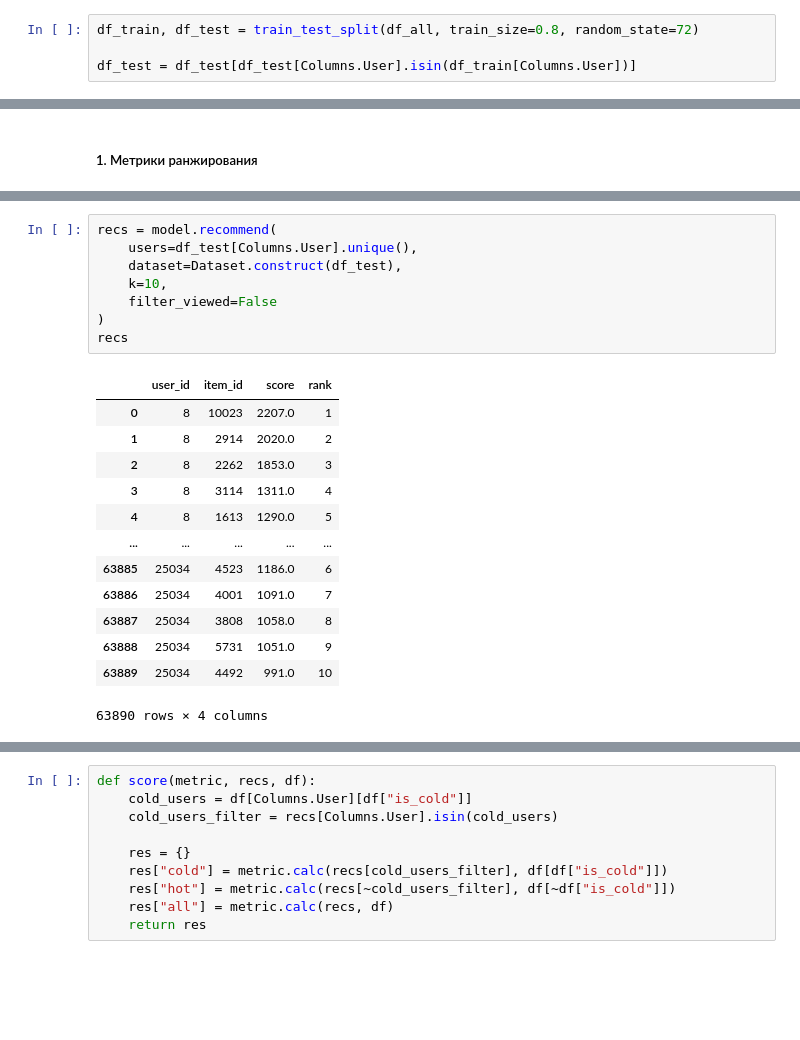
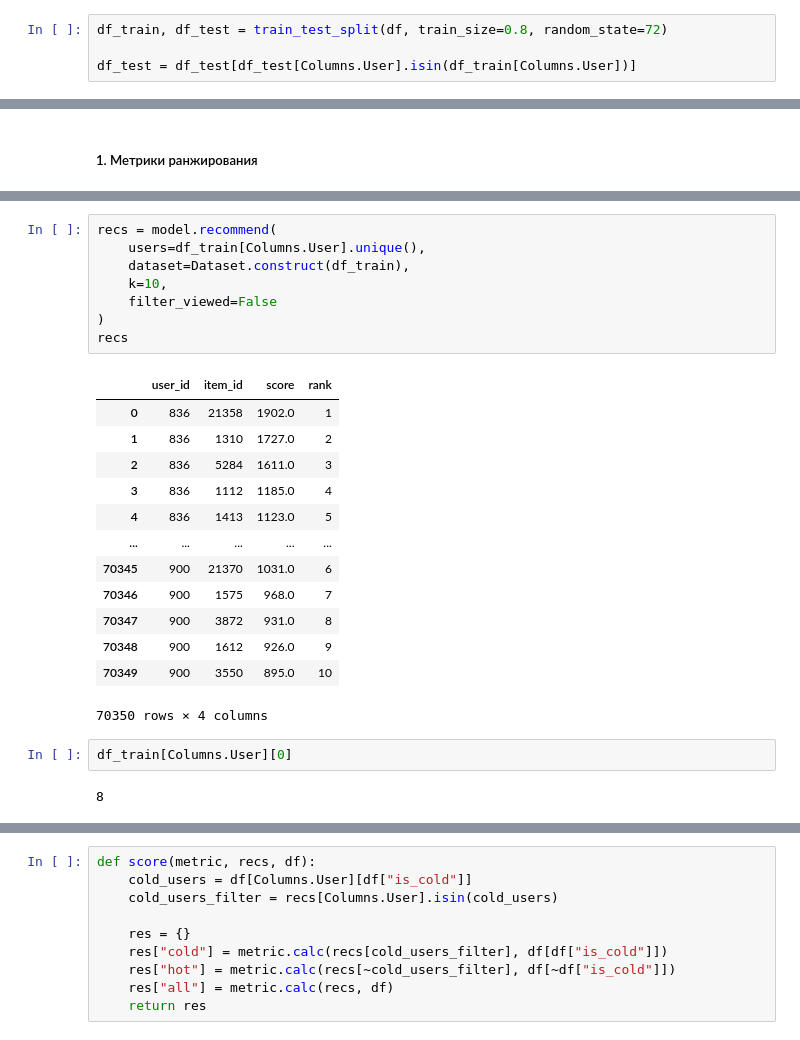
Before and after one commit to Xlvtt/B2BRecommender, a Jupyter notebook: notebooks/baselines.ipynb, the cells around one changed output, grey strips where cells are left out. Cells and saved outputs as stored; diff of their text form; blank space fills up the shorter version.

```diff
--- a/notebooks/baselines.ipynb
+++ b/notebooks/baselines.ipynb
@@ -199,5 +178,5 @@ prev_interactions - интеракции из base_models_data (как бы пр
 # %%
-df_train, df_test = train_test_split(df_all, train_size=0.8, random_state=72)
+df_train, df_test = train_test_split(df, train_size=0.8, random_state=72)
 
 df_test = df_test[df_test[Columns.User].isin(df_train[Columns.User])]
 # %% [markdown]
@@ -243,22 +210,26 @@ df_test.head()
 # %%
 recs = model.recommend(
-    users=df_test[Columns.User].unique(),
-    dataset=Dataset.construct(df_test),
+    users=df_train[Columns.User].unique(),
+    dataset=Dataset.construct(df_train),
     k=10,
     filter_viewed=False
 )
 recs
 # %% [output]
 |  | user_id | item_id | score | rank |
-| 0 | 8 | 10023 | 2207.0 | 1 |
-| 1 | 8 | 2914 | 2020.0 | 2 |
-| 2 | 8 | 2262 | 1853.0 | 3 |
-| 3 | 8 | 3114 | 1311.0 | 4 |
-| 4 | 8 | 1613 | 1290.0 | 5 |
+| 0 | 836 | 21358 | 1902.0 | 1 |
+| 1 | 836 | 1310 | 1727.0 | 2 |
+| 2 | 836 | 5284 | 1611.0 | 3 |
+| 3 | 836 | 1112 | 1185.0 | 4 |
+| 4 | 836 | 1413 | 1123.0 | 5 |
 | ... | ... | ... | ... | ... |
-| 63885 | 25034 | 4523 | 1186.0 | 6 |
-| 63886 | 25034 | 4001 | 1091.0 | 7 |
-| 63887 | 25034 | 3808 | 1058.0 | 8 |
-| 63888 | 25034 | 5731 | 1051.0 | 9 |
-| 63889 | 25034 | 4492 | 991.0 | 10 |
+| 70345 | 900 | 21370 | 1031.0 | 6 |
+| 70346 | 900 | 1575 | 968.0 | 7 |
+| 70347 | 900 | 3872 | 931.0 | 8 |
+| 70348 | 900 | 1612 | 926.0 | 9 |
+| 70349 | 900 | 3550 | 895.0 | 10 |
-63890 rows × 4 columns
+70350 rows × 4 columns
+# %%
+df_train[Columns.User][0]
+# %% [output]
+8
```
Also changed, not shown: parts of 27 cells of this notebook, 8 other files.
